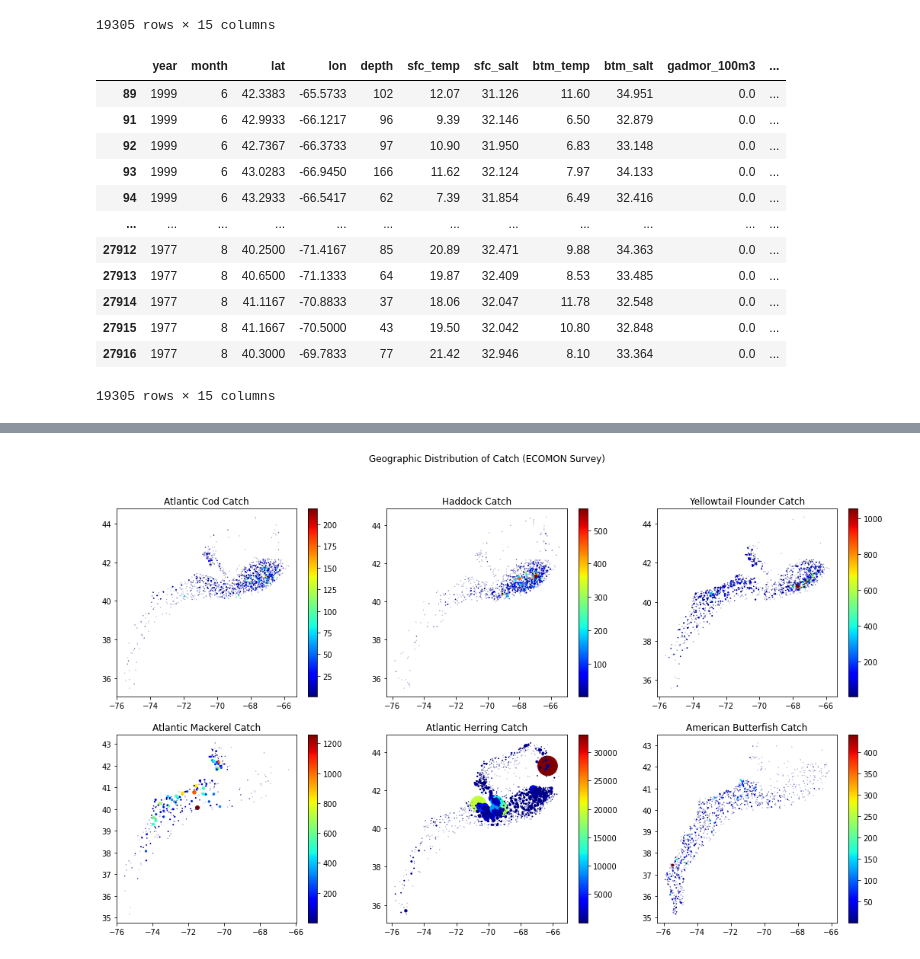
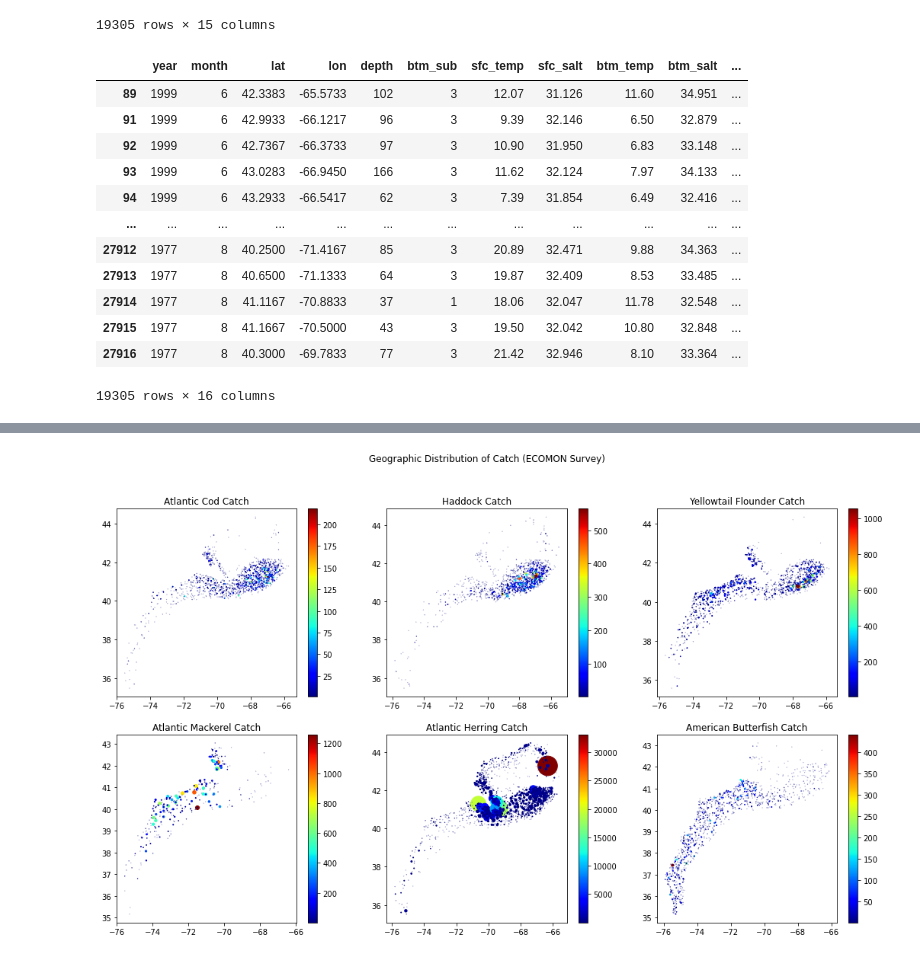
Before and after one commit to Ovec8hkin/larval-dispersal-modeling, a Jupyter notebook: analyses/catch-data-eda.ipynb, the cells around one changed output, grey strips where cells are left out. Drawn from its saved outputs; the diff is of its cells as text; code cells hidden in the pictures.

```diff
--- a/analyses/catch-data-eda.ipynb
+++ b/analyses/catch-data-eda.ipynb
@@ -7,9 +24,16 @@ import cmocean as cmo
+# %%
+coords = np.empty(shape=(2, 90415))
+coords[0] = lon
+coords[1] = lat
+coords = coords.T
+# %%
+coord_tree = spat.cKDTree(coords)
 # %% [markdown]
 # ECOMON Plankton Data Preliminary Analysis
 
 Exploratory data analysis on ECOMON plankton data needed to determine the suitability of this dataset for creation of a GAM on various environmental parameters to predict spawning suitability at a location.
 # %%
-ecomon_data = pd.read_csv("../auxdata/EcoMon_Plankton_Data_v3_5.csv")
+ecomon_data = pd.read_csv("https://www.nodc.noaa.gov/archive/arc0143/0187513/1.1/data/0-data/EcoMon_Plankton_Data_v3_5.csv")
 ecomon_data.head()
 # %% [output]
 |  | cruise_name | station | zoo_gear | ich_gear | lat | lon | date | time | depth | sfc_temp | ... |
@@ -123,24 +147,27 @@ ecomon_data_clean
 | 27915 | 41.1667 | -70.5000 | 43 | 19.50 | 32.042 | 10.80 | 32.848 | 0.0 | 0.0 | ... |
 | 27916 | 40.3000 | -69.7833 | 77 | 21.42 | 32.946 | 8.10 | 33.364 | 0.0 | 0.0 | ... |
 19305 rows × 15 columns
-# %%
-cols = ecomon_data_clean.columns
-my = [cols[-1]]+[cols[-2]]
-c = my+list(cols[:-2])
-
-ecomon_data_clean = ecomon_data_clean[c]
-ecomon_data_clean
-# %% [output]
-|  | year | month | lat | lon | depth | sfc_temp | sfc_salt | btm_temp | btm_salt | gadmor_100m3 | ... |
-| 89 | 1999 | 6 | 42.3383 | -65.5733 | 102 | 12.07 | 31.126 | 11.60 | 34.951 | 0.0 | ... |
-| 91 | 1999 | 6 | 42.9933 | -66.1217 | 96 | 9.39 | 32.146 | 6.50 | 32.879 | 0.0 | ... |
-| 92 | 1999 | 6 | 42.7367 | -66.3733 | 97 | 10.90 | 31.950 | 6.83 | 33.148 | 0.0 | ... |
-| 93 | 1999 | 6 | 43.0283 | -66.9450 | 166 | 11.62 | 32.124 | 7.97 | 34.133 | 0.0 | ... |
-| 94 | 1999 | 6 | 43.2933 | -66.5417 | 62 | 7.39 | 31.854 | 6.49 | 32.416 | 0.0 | ... |
-| ... | ... | ... | ... | ... | ... | ... | ... | ... | ... | ... | ... |
-| 27912 | 1977 | 8 | 40.2500 | -71.4167 | 85 | 20.89 | 32.471 | 9.88 | 34.363 | 0.0 | ... |
-| 27913 | 1977 | 8 | 40.6500 | -71.1333 | 64 | 19.87 | 32.409 | 8.53 | 33.485 | 0.0 | ... |
-| 27914 | 1977 | 8 | 41.1167 | -70.8833 | 37 | 18.06 | 32.047 | 11.78 | 32.548 | 0.0 | ... |
-| 27915 | 1977 | 8 | 41.1667 | -70.5000 | 43 | 19.50 | 32.042 | 10.80 | 32.848 | 0.0 | ... |
-| 27916 | 1977 | 8 | 40.3000 | -69.7833 | 77 | 21.42 | 32.946 | 8.10 | 33.364 | 0.0 | ... |
-19305 rows × 15 columns
+# %%
+def get_substrate_at_coord(row):
+    lat, lon = row['lat'], row['lon']
+
+    dist, idx = coord_tree.query([lon, lat])
+    substrate = sub[idx].astype(int)
+    return substrate
+
+ecomon_data_clean['btm_sub'] = ecomon_data_clean.apply(lambda r: get_substrate_at_coord(r), axis=1)
+ecomon_data_clean
+# %% [output]
+|  | year | month | lat | lon | depth | btm_sub | sfc_temp | sfc_salt | btm_temp | btm_salt | ... |
+| 89 | 1999 | 6 | 42.3383 | -65.5733 | 102 | 3 | 12.07 | 31.126 | 11.60 | 34.951 | ... |
+| 91 | 1999 | 6 | 42.9933 | -66.1217 | 96 | 3 | 9.39 | 32.146 | 6.50 | 32.879 | ... |
+| 92 | 1999 | 6 | 42.7367 | -66.3733 | 97 | 3 | 10.90 | 31.950 | 6.83 | 33.148 | ... |
+| 93 | 1999 | 6 | 43.0283 | -66.9450 | 166 | 3 | 11.62 | 32.124 | 7.97 | 34.133 | ... |
+| 94 | 1999 | 6 | 43.2933 | -66.5417 | 62 | 3 | 7.39 | 31.854 | 6.49 | 32.416 | ... |
+| ... | ... | ... | ... | ... | ... | ... | ... | ... | ... | ... | ... |
+| 27912 | 1977 | 8 | 40.2500 | -71.4167 | 85 | 3 | 20.89 | 32.471 | 9.88 | 34.363 | ... |
+| 27913 | 1977 | 8 | 40.6500 | -71.1333 | 64 | 3 | 19.87 | 32.409 | 8.53 | 33.485 | ... |
+| 27914 | 1977 | 8 | 41.1167 | -70.8833 | 37 | 1 | 18.06 | 32.047 | 11.78 | 32.548 | ... |
+| 27915 | 1977 | 8 | 41.1667 | -70.5000 | 43 | 3 | 19.50 | 32.042 | 10.80 | 32.848 | ... |
+| 27916 | 1977 | 8 | 40.3000 | -69.7833 | 77 | 3 | 21.42 | 32.946 | 8.10 | 33.364 | ... |
+19305 rows × 16 columns
```
Also changed, not shown: parts of 23 cells of this notebook, 14 other files.
